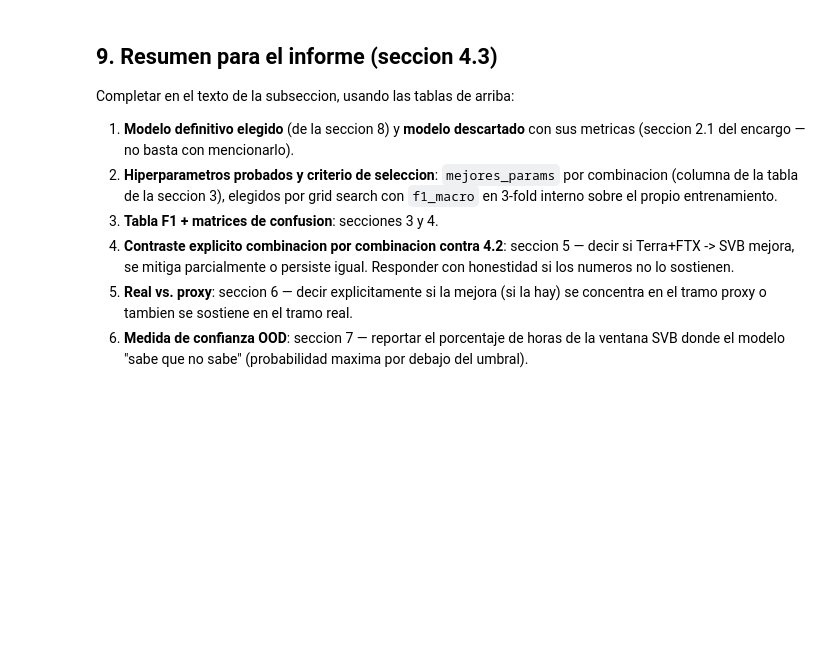
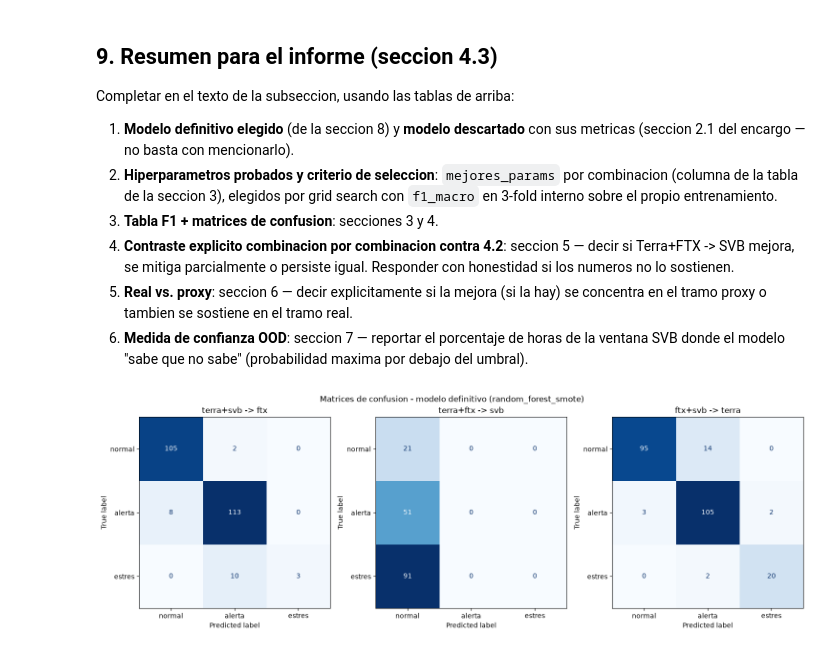
Before and after one commit to johnmarlon-chavez/stablecoin-depeg-detection, a Jupyter notebook: notebooks/05_modelo_definitivo.ipynb, the cells around one changed output. Saved outputs shown, nothing was run; the diff lists cells and outputs as text; code cells hidden in the pictures; blank space fills up the shorter version.

Commit message:
Pedido 4: figura de matrices de confusion del modelo definitivo + decision B.2

```diff
--- a/notebooks/05_modelo_definitivo.ipynb
+++ b/notebooks/05_modelo_definitivo.ipynb
@@ -485,3 +485,23 @@ Completar en el texto de la subseccion, usando las tablas de arriba:
 6. **Medida de confianza OOD**: seccion 7 — reportar el porcentaje de
    horas de la ventana SVB donde el modelo "sabe que no sabe"
    (probabilidad maxima por debajo del umbral).
+# %%
+import matplotlib.pyplot as plt
+from sklearn.metrics import ConfusionMatrixDisplay
+
+MODELO_DEFINITIVO = "random_forest_smote"
+resultados_def = [r for r in resultados if r["candidato"] == MODELO_DEFINITIVO]
+
+fig, axes = plt.subplots(1, 3, figsize=(15, 5))
+for ax, r in zip(axes, resultados_def):
+    cm = confusion_matrix(r["y_val"], r["y_pred"], labels=["normal", "alerta", "estres"])
+    disp = ConfusionMatrixDisplay(confusion_matrix=cm, display_labels=["normal", "alerta", "estres"])
+    disp.plot(ax=ax, colorbar=False, cmap="Blues")
+    ax.set_title(r["combinacion"])
+
+fig.suptitle(f"Matrices de confusion - modelo definitivo ({MODELO_DEFINITIVO})")
+plt.tight_layout()
+plt.savefig("../informe/fig_matrices_confusion_definitivo.png", dpi=150)
+plt.show()
+# %% [output]
+[figure, added]
```
Also changed, not shown: 2 other files.
